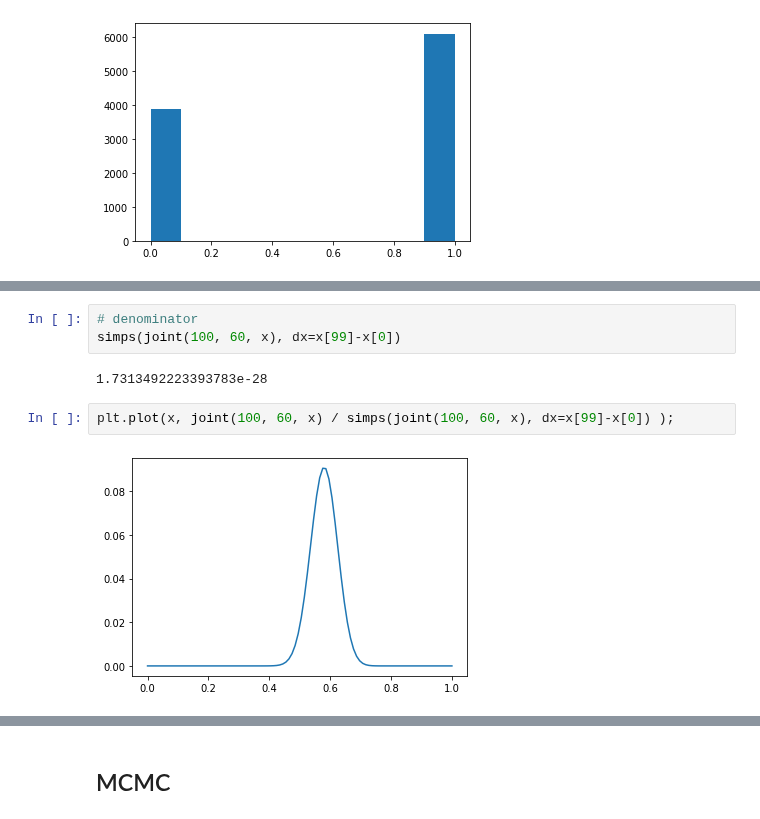
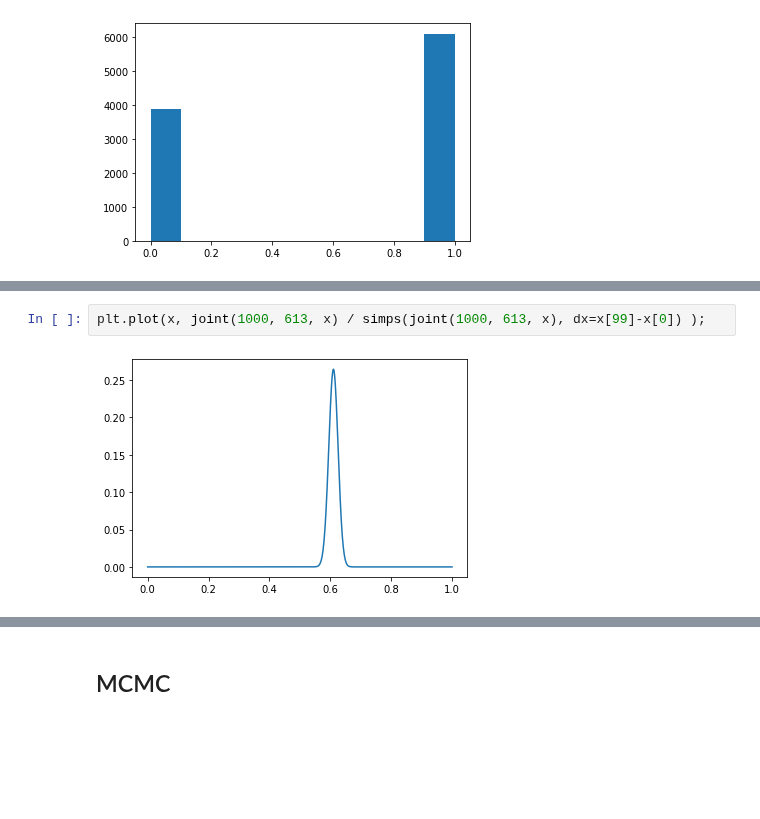
Before and after one commit to gabgilling/Bayesian-Blogs, a Jupyter notebook: Bayesian-Blogs/Posterior Integration MCMC.ipynb, the cells around one changed output, grey strips where cells are left out. Drawn from its saved outputs; the diff is of its cells as text; blank space fills up the shorter version.

```diff
--- a/Bayesian-Blogs/Posterior Integration MCMC.ipynb
+++ b/Bayesian-Blogs/Posterior Integration MCMC.ipynb
@@ -72,10 +103,5 @@ plt.plot(x, joint(100, 60, x));
 # %%
-# denominator
-simps(joint(100, 60, x), dx=x[99]-x[0])
+plt.plot(x, joint(1000, 613, x) / simps(joint(1000, 613, x), dx=x[99]-x[0]) );
 # %% [output]
-1.7313492223393783e-28
+[figure, added]
-# %%
-plt.plot(x, joint(100, 60, x) / simps(joint(100, 60, x), dx=x[99]-x[0]) );
-# %% [output]
-[figure, removed]
 # %%
```
Also changed, not shown: parts of 15 cells of this notebook.
